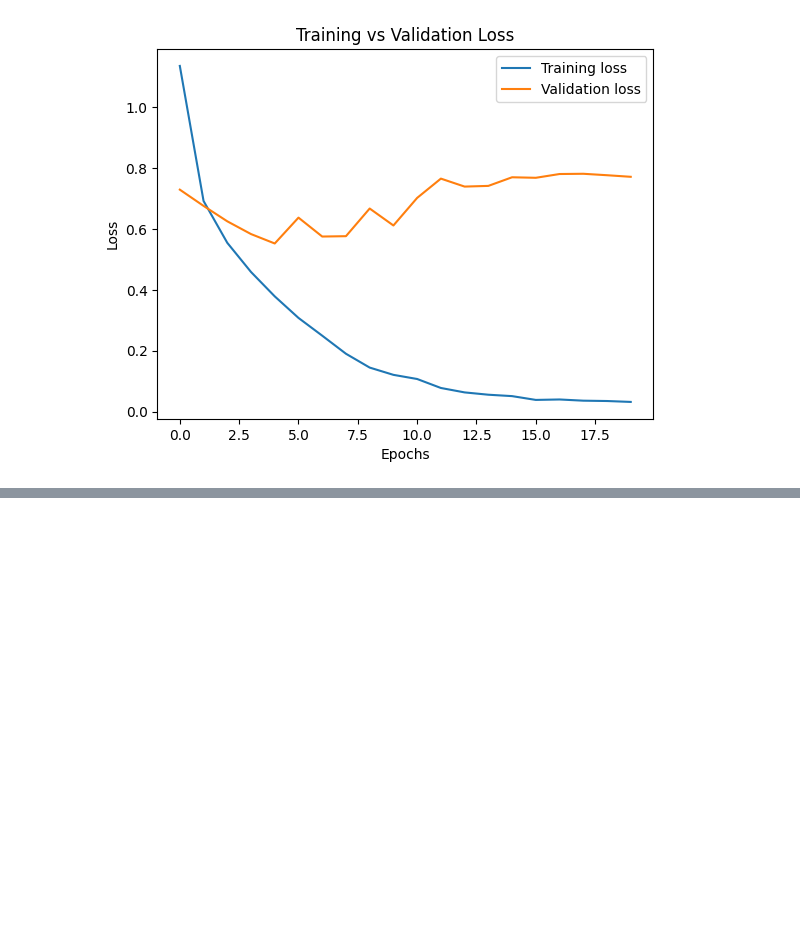
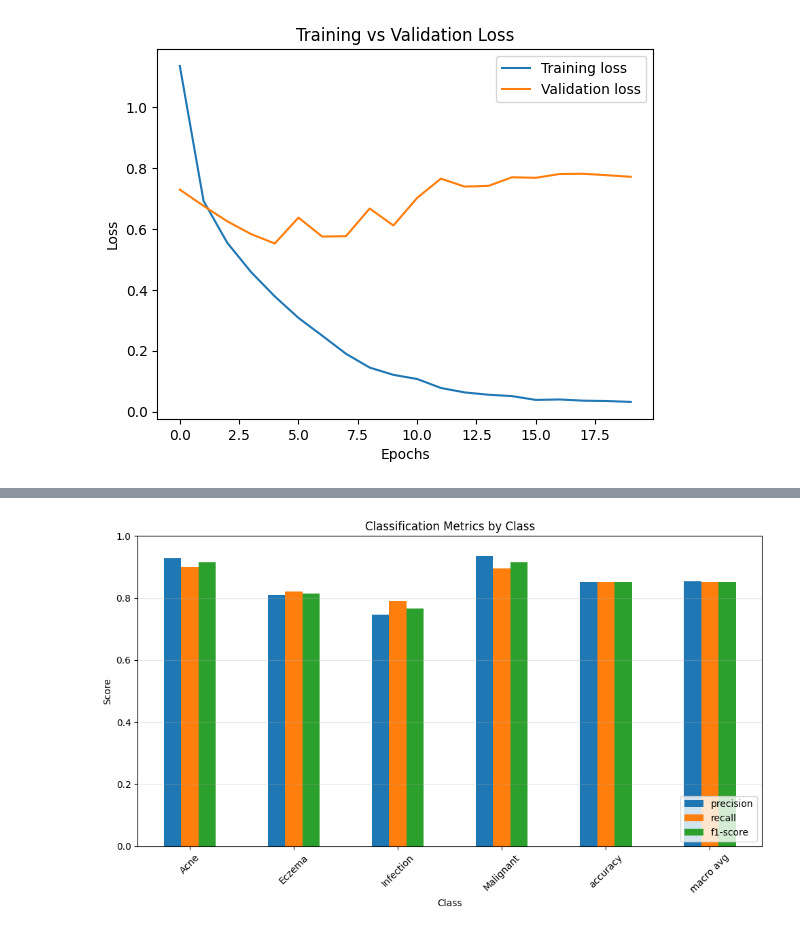
Before and after one commit to leeraaz/SkinDiseaseDiagnosisNepal, a Jupyter notebook: src/colab/ResNet50_Model_Training.ipynb, the cells around one changed output, grey strips where cells are left out. Saved outputs shown, nothing was run; the diff lists cells and outputs as text; code cells hidden in the pictures; blank space fills up the shorter version.

```diff
--- a/src/colab/ResNet50_Model_Training.ipynb
+++ b/src/colab/ResNet50_Model_Training.ipynb
@@ -240,0 +348,13 @@ plot_training_results(history, metrics=["accuracy", "loss"])
+# %%
+import pandas as pd
+from sklearn.metrics import classification_report
+
+# Generate classification report as a dictionary
+report_dict = classification_report(
+    y_true_indices, y_pred_indices, target_names=class_labels, output_dict=True
+)
+
+# Convert to DataFrame for better visualization
+report_df = pd.DataFrame(report_dict).transpose()
+print("\nClassification Report (Tabular):")
+print(report_df)
@@ -240,0 +391,17 @@ plot_training_results(history, metrics=["accuracy", "loss"])
+# %%
+# Extract precision, recall, and F1-score
+metrics_df = report_df.iloc[:-1, :3]  # Exclude 'accuracy', and keep P, R, F1
+
+# Plot metrics as a bar chart
+metrics_df.plot(kind='bar', figsize=(10, 6))
+plt.title("Classification Metrics by Class")
+plt.ylabel("Score")
+plt.xlabel("Class")
+plt.xticks(rotation=45)
+plt.ylim(0, 1)
+plt.grid(axis='y', alpha=0.3)
+plt.tight_layout()
+plt.legend(loc='lower right')
+plt.show()
+# %% [output]
+[figure, added]
```
Also changed, not shown: parts of 8 cells of this notebook.
